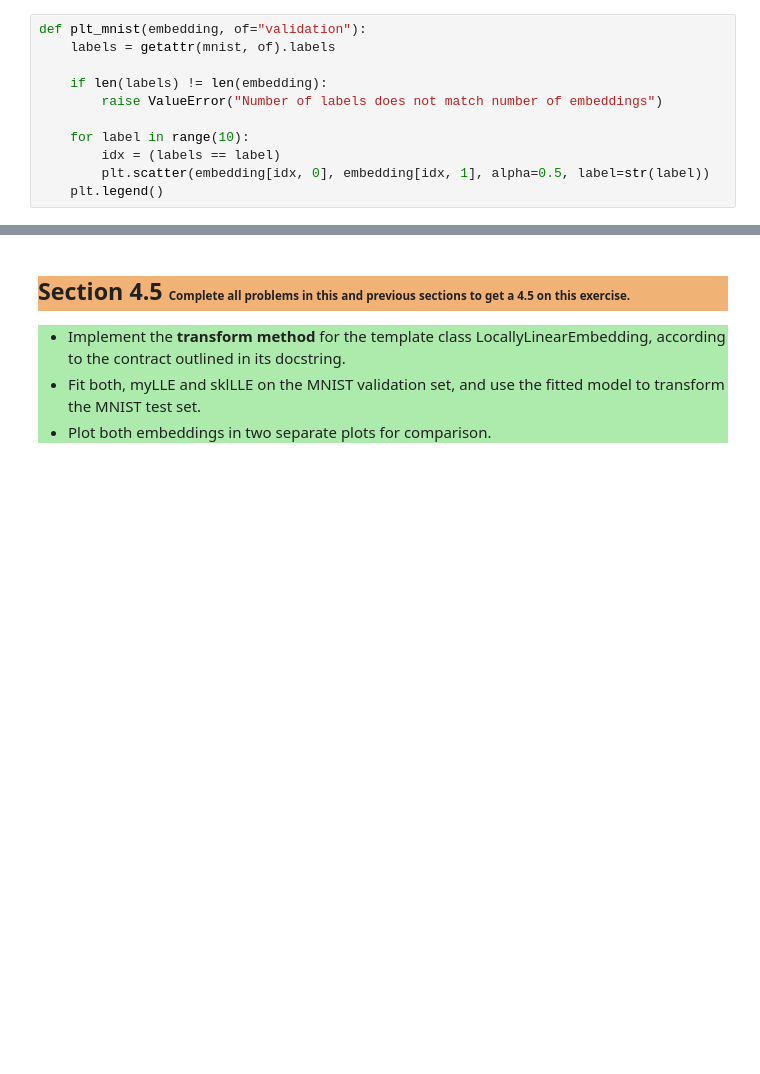
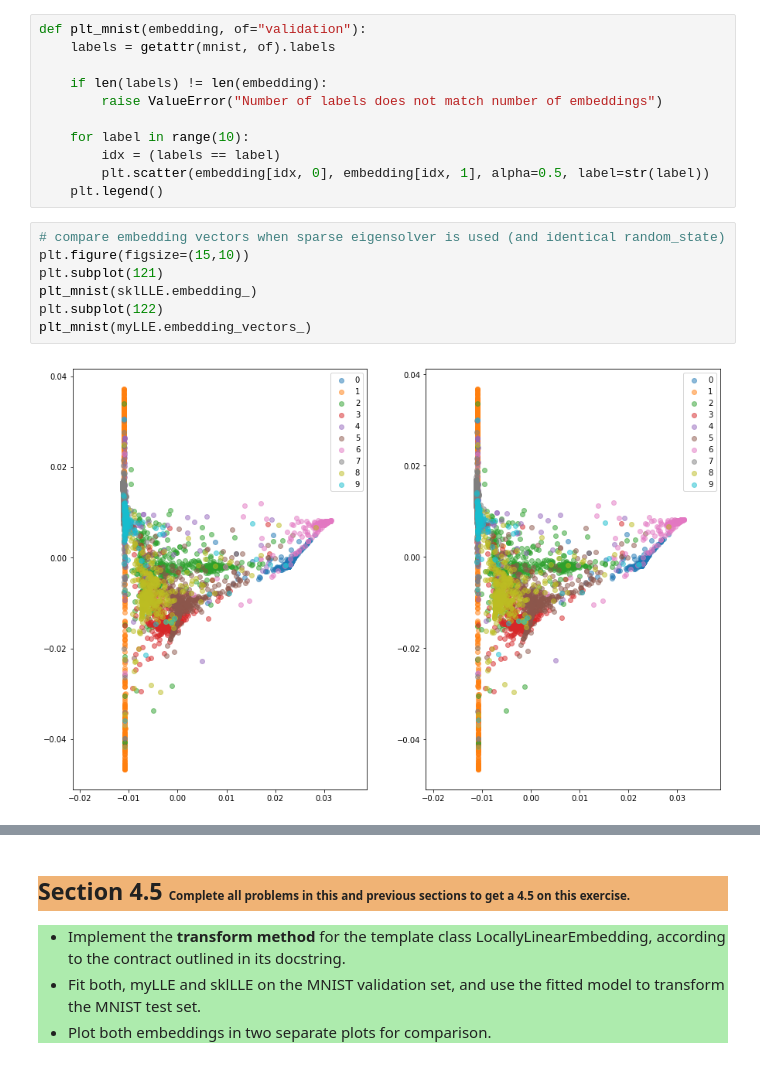
Before and after one commit to tdiggelm/eth-slt-ce-1, a Jupyter notebook: slt-ce-1.ipynb, the cells around one changed output, grey strips where cells are left out. Cells and saved outputs as stored; diff of their text form; blank space fills up the shorter version.

```diff
--- a/slt-ce-1.ipynb
+++ b/slt-ce-1.ipynb
@@ -319,4 +334,13 @@ def plt_mnist(embedding, of="validation"):
         idx = (labels == label)
         plt.scatter(embedding[idx, 0], embedding[idx, 1], alpha=0.5, label=str(label))
     plt.legend()
+# %%
+# compare embedding vectors when sparse eigensolver is used (and identical random_state)
+plt.figure(figsize=(15,10))
+plt.subplot(121)
+plt_mnist(sklLLE.embedding_)
+plt.subplot(122)
+plt_mnist(myLLE.embedding_vectors_)
+# %% [output]
+[figure, added]
 # %%
```
Also changed, not shown: parts of 11 cells of this notebook.
